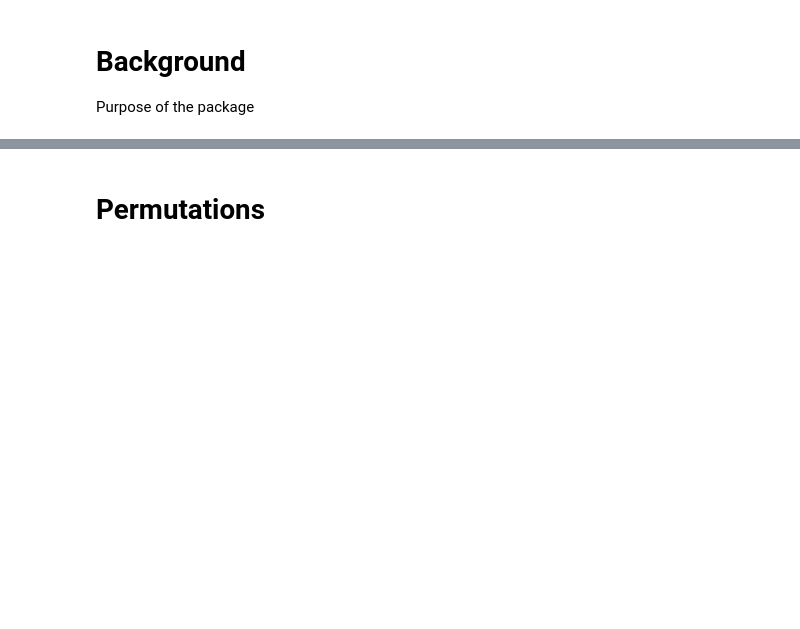
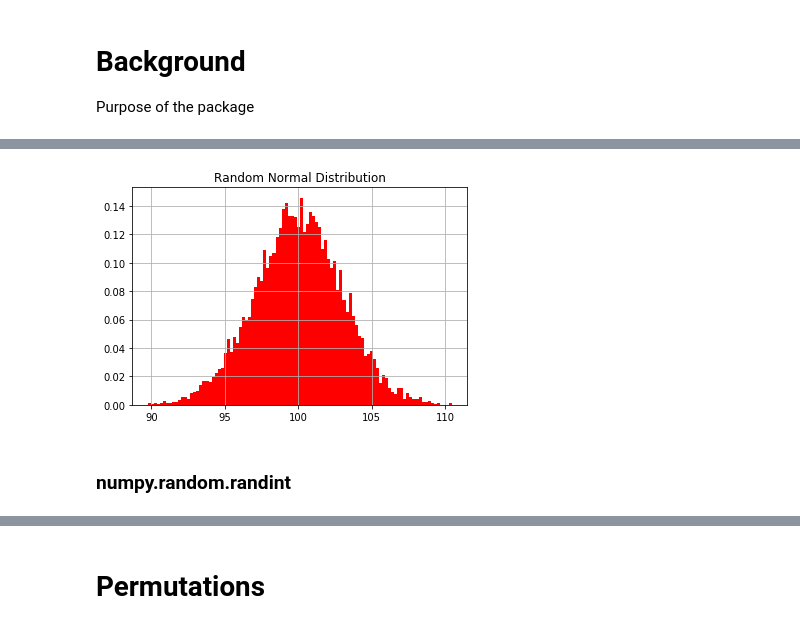
Before and after one commit to healyshane/programming_for_data_analysis-practical_assignment, a Jupyter notebook: Programming for Data Analysis_Assignment.ipynb, the cells around one changed output, grey strips where cells are left out. Cells and saved outputs as stored; diff of their text form; code cells hidden in the pictures; blank space fills up the shorter version.

```diff
--- a/Programming for Data Analysis_Assignment.ipynb
+++ b/Programming for Data Analysis_Assignment.ipynb
@@ -49,0 +77,18 @@ array([[[0.28028243, 0.04950575],
+# %%
+# Parameters for distribution, mean of 100, variance of 3
+mu = 100
+sigma = 3
+
+#creating array with random numbers around mu and sigma
+n = mu + sigma * np.random.randn(10000)
+
+# Details for histogram of the data
+plt.hist(n, 100, density = True,facecolor='red')
+
+plt.title('Random Normal Distribution')
+plt.grid(True)
+plt.show()
+# %% [output]
+[figure, added]
+# %% [markdown]
+### numpy.random.randint
```
Also changed, not shown: parts of 21 cells of this notebook.
